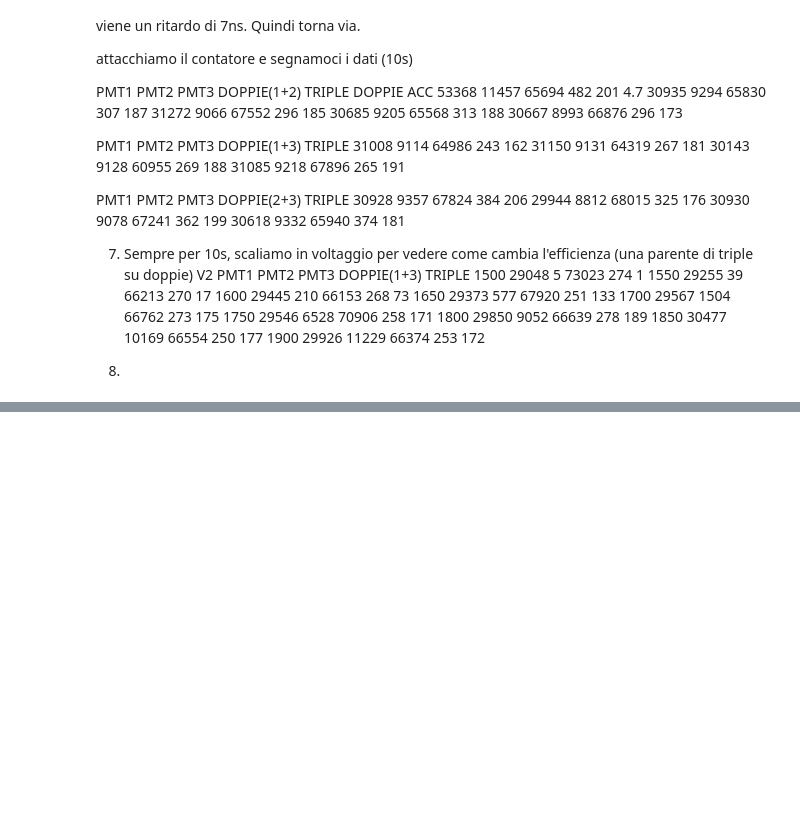
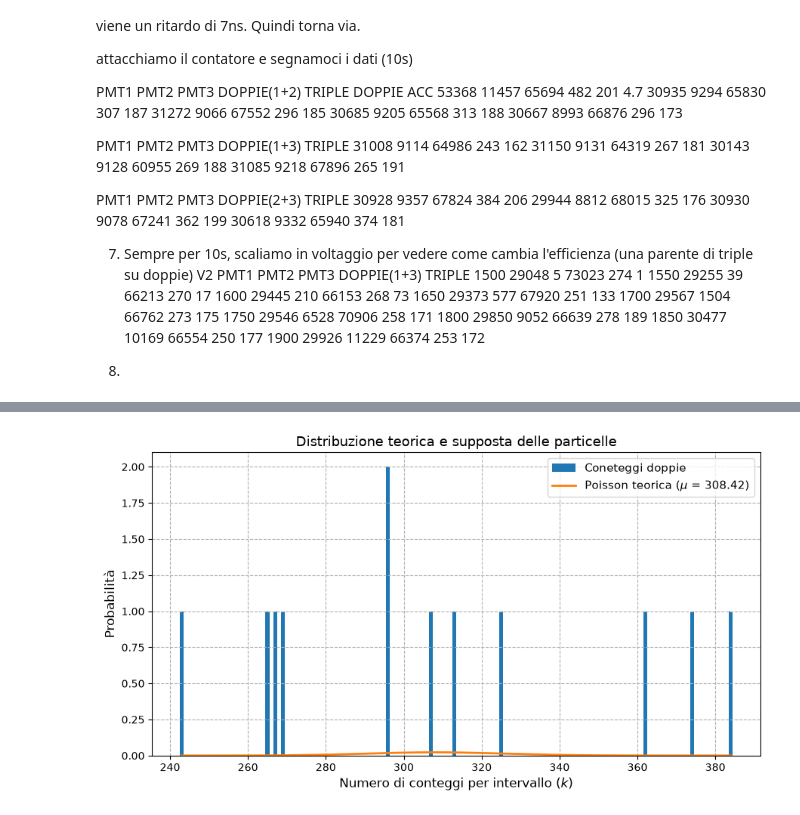
Before and after one commit to GiordanoNotarnicola/IntFondLab, a Jupyter notebook: Esp0/logbook.ipynb, the cells around one changed output, grey strips where cells are left out. Cells and saved outputs as stored; diff of their text form; code cells hidden in the pictures; blank space fills up the shorter version.

```diff
--- a/Esp0/logbook.ipynb
+++ b/Esp0/logbook.ipynb
@@ -290,0 +202,50 @@ plt.show()
+# %%
+import matplotlib.pyplot as plt
+import numpy as np
+from scipy.stats import poisson
+
+dati = pmt[:,3]
+
+# --- 2. VERIFICA STATISTICA (Media vs Varianza) ---
+media = np.mean(dati)
+varianza = np.var(dati, ddof=1)  # Varianza campionaria corretta
+
+# --- 3. GRAFICO: ISTOGRAMMA VS POISSON TEORICA ---
+plt.figure(figsize=(9, 5))
+
+# Definiamo i valori di k (numero di conteggi)
+k_min, k_max = int(np.min(dati)), int(np.max(dati))
+k_vals = np.arange(k_min, k_max + 1)
+
+# Disegniamo l'istogramma normalizzato (densità di probabilità) dei dati osservati
+plt.hist(
+    dati,
+    bins=np.arange(k_min - 0.5, k_max + 1.5, 1),
+    label="Coneteggi doppie"
+)
+
+# Calcoliamo e tracciamo la curva teorica di Poisson usando la media campionaria
+poisson = poisson.pmf(k_vals, mu=media)
+plt.plot(
+    k_vals,
+    poisson,
+    linewidth=2,
+    markersize=6,
+    label=f"Poisson teorica ($\mu$ = {media:.2f})",
+)
+
+# Personalizzazione del grafico
+plt.xlabel("Numero di conteggi per intervallo ($k$)", fontsize=12)
+plt.ylabel("Probabilità", fontsize=12)
+plt.title(
+    "Distribuzione teorica e supposta delle particelle",
+    fontsize=13,
+)
+plt.legend(fontsize=11)
+plt.grid(True, linestyle="--")
+plt.tight_layout()
+
+# Mostra il grafico
+plt.show()
+# %% [output]
+[figure, added]
```
Also changed, not shown: parts of 4 cells of this notebook.
